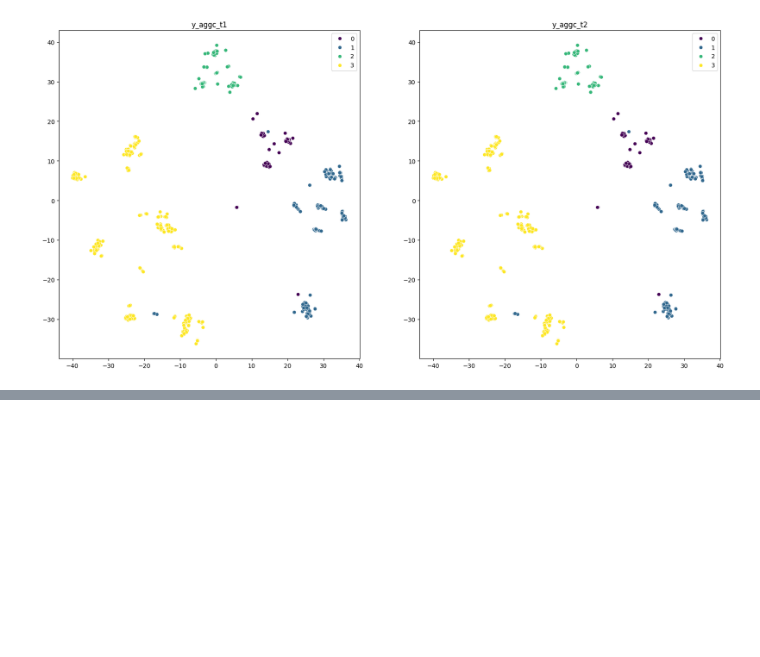
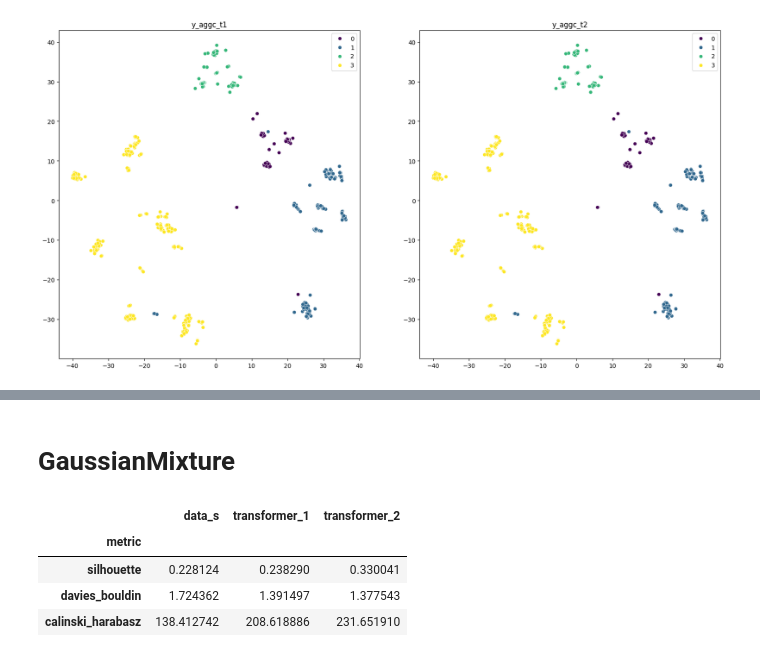
Before and after one commit to fantasy2fry/brand-laptops-clustering-ml, a Jupyter notebook: src/feature_engineering/Jan.ipynb, the cells around one changed output, grey strips where cells are left out. Cells and saved outputs as stored; diff of their text form; code cells hidden in the pictures; blank space fills up the shorter version.

```diff
--- a/src/feature_engineering/Jan.ipynb
+++ b/src/feature_engineering/Jan.ipynb
@@ -676,7 +637,7 @@ class transformer_1(BaseEstimator, TransformerMixin):
         A[A=='m2'] = 'core i7'
         mask_other_processor_tier = A=='other'
         A[A=='other'] = '0'
-        A = A.apply(lambda x : int(re.findall(r'\d+', x)[0]))
+        A = A.apply(lambda x : 0 if len(re.findall(r'\d+', x))==0 else int(re.findall(r'\d+', x)[0]))
         X_copy['processor_tier'] = A
         X_copy['processor_type_other'] = mask_other_processor_tier + 0
 
@@ -737,7 +698,7 @@ class transformer_2(BaseEstimator, TransformerMixin):
         A[A=='m2'] = 'core i7'
         mask_other_processor_tier = A=='other'
         A[A=='other'] = '0'
-        A = A.apply(lambda x : int(re.findall(r'\d+', x)[0]))
+        A = A.apply(lambda x : 0 if len(re.findall(r'\d+', x))==0 else int(re.findall(r'\d+', x)[0]))
         X_copy['processor_tier'] = A
         X_copy['processor_type_other'] = mask_other_processor_tier + 0
 
@@ -912,0 +877,2 @@ See the caveats in the documentation: https://pandas.pydata.org/pandas-docs/stab
+# %%
+data_s = pd.read_csv("modelers_data_encoded_scaled.csv")
@@ -912,0 +933,11 @@ See the caveats in the documentation: https://pandas.pydata.org/pandas-docs/stab
+# %% [markdown]
+# GaussianMixture
+# %%
+m = mixture.GaussianMixture(n_components=4, covariance_type="full")
+wyniki(m,m,m)
+# %% [output]
+|  | data_s | transformer_1 | transformer_2 |
+| metric |  |  |  |
+| silhouette | 0.228124 | 0.238290 | 0.330041 |
+| davies_bouldin | 1.724362 | 1.391497 | 1.377543 |
+| calinski_harabasz | 138.412742 | 208.618886 | 231.651910 |
```
Also changed, not shown: parts of 16 cells of this notebook.
